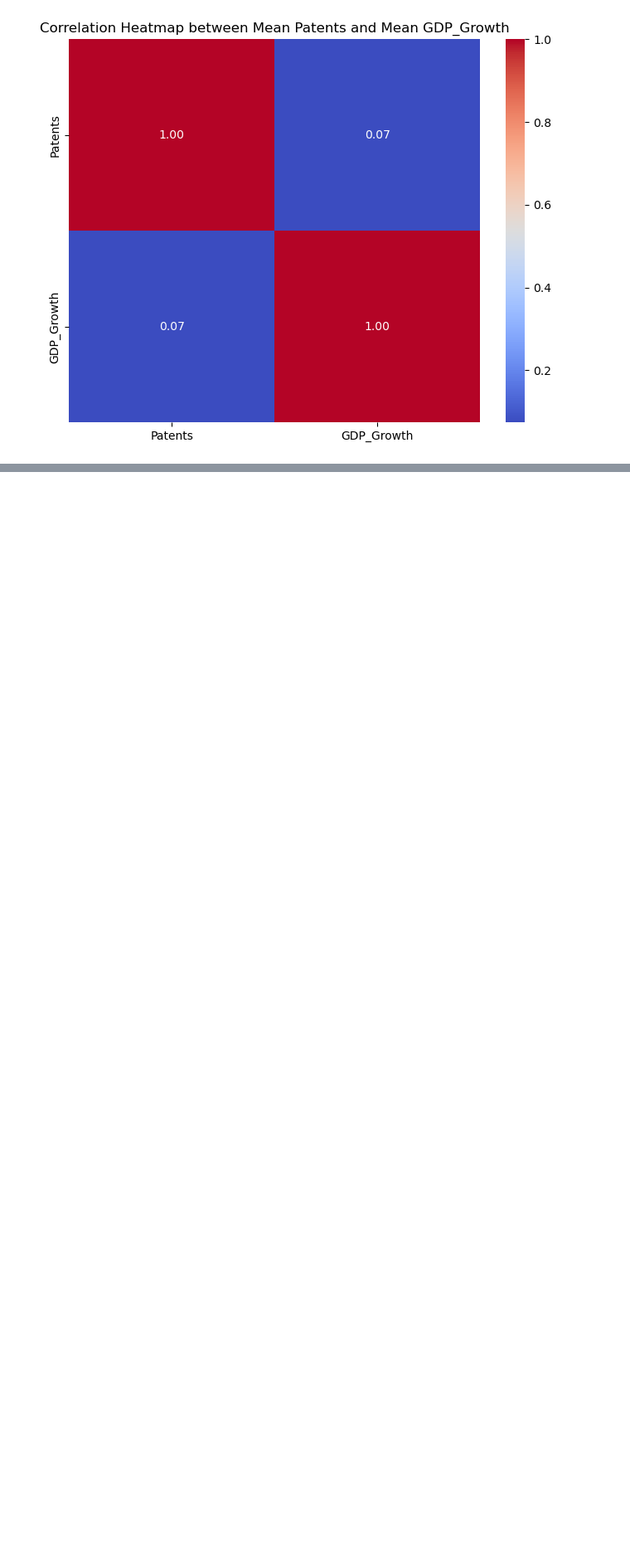
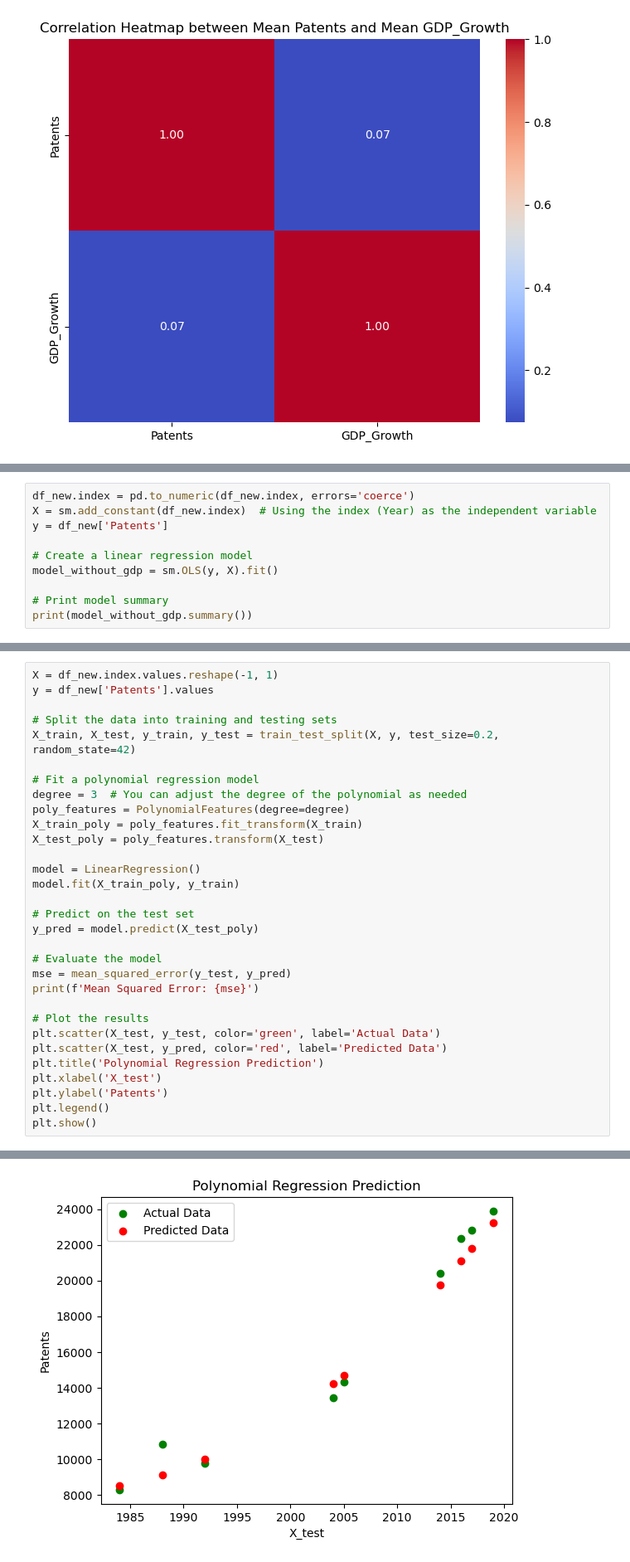
Before and after one commit to Vyshnevskyi91/Economy-growth-prediction, a Jupyter notebook: PatentsToGDP.ipynb, the cells around one changed output, grey strips where cells are left out. Shown at 83% size. Cells and saved outputs as stored; diff of their text form; blank space fills up the shorter version.

```diff
--- a/PatentsToGDP.ipynb
+++ b/PatentsToGDP.ipynb
@@ -308,0 +341,10 @@ plt.show()
+# %%
+df_new.index = pd.to_numeric(df_new.index, errors='coerce')
+X = sm.add_constant(df_new.index)  # Using the index (Year) as the independent variable
+y = df_new['Patents']
+
+# Create a linear regression model
+model_without_gdp = sm.OLS(y, X).fit()
+
+# Print model summary
+print(model_without_gdp.summary())
@@ -308,0 +373,32 @@ plt.show()
+# %%
+X = df_new.index.values.reshape(-1, 1)
+y = df_new['Patents'].values
+
+# Split the data into training and testing sets
+X_train, X_test, y_train, y_test = train_test_split(X, y, test_size=0.2, random_state=42)
+
+# Fit a polynomial regression model
+degree = 3  # You can adjust the degree of the polynomial as needed
+poly_features = PolynomialFeatures(degree=degree)
+X_train_poly = poly_features.fit_transform(X_train)
+X_test_poly = poly_features.transform(X_test)
+
+model = LinearRegression()
+model.fit(X_train_poly, y_train)
+
+# Predict on the test set
+y_pred = model.predict(X_test_poly)
+
+# Evaluate the model
+mse = mean_squared_error(y_test, y_pred)
+print(f'Mean Squared Error: {mse}')
+
+# Plot the results
+plt.scatter(X_test, y_test, color='green', label='Actual Data')
+plt.scatter(X_test, y_pred, color='red', label='Predicted Data')
+plt.title('Polynomial Regression Prediction')
+plt.xlabel('X_test')
+plt.ylabel('Patents')
+plt.legend()
+plt.show()
+# %% [output]
@@ -308,0 +406 @@ plt.show()
+[figure, added]
```
Also changed, not shown: parts of 6 cells of this notebook.
